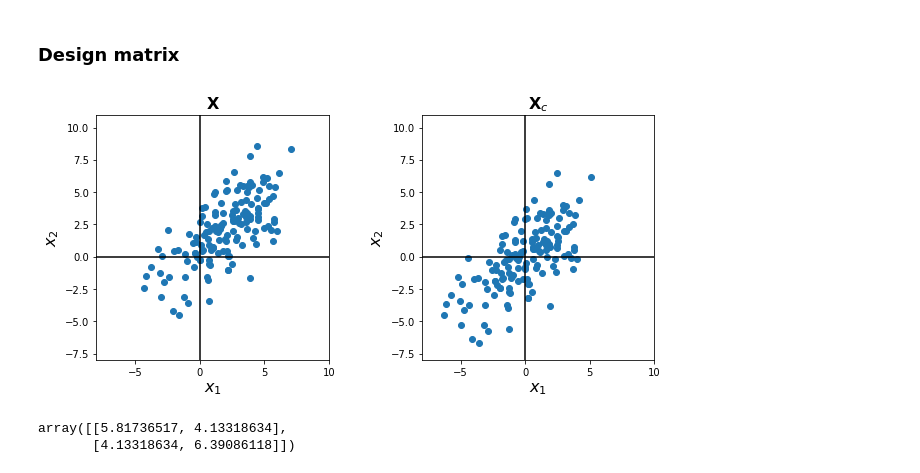
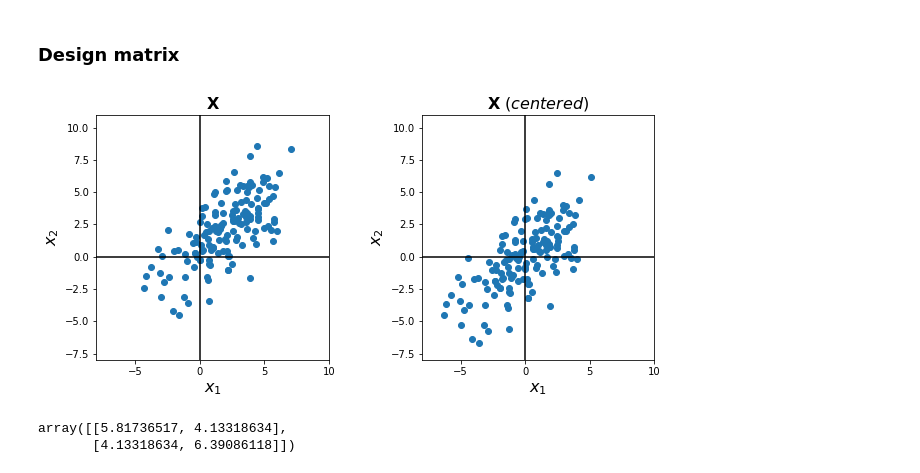
Before and after one commit to reza-bagheri/PCA_article, a Jupyter notebook: PCA-notebook.ipynb, the cells around one changed output. Drawn from its saved outputs; the diff is of its cells as text; code cells hidden in the pictures.

```diff
--- a/PCA-notebook.ipynb
+++ b/PCA-notebook.ipynb
@@ -260,35 +260,35 @@ Sigma = [[6, 4],
 points = np.random.multivariate_normal(mu, Sigma, 150)
 x1, x2 = points.T
 
 Xtil = points - points.mean(axis=0)
 xc1, xc2 = Xtil.T
 
 fig, (ax1, ax2) = plt.subplots(1, 2, figsize=(10,5))
 plt.subplots_adjust(wspace=0.4)
 
 ax1.scatter(x1, x2)
 ax1.axhline(y=0, color='k')
 ax1.axvline(x=0, color='k')
 ax1.set_xlim([-8, 10])
 ax1.set_ylim([-8, 11])
 ax1.set_xlabel("$x_1$", fontsize=16)
 ax1.set_ylabel("$x_2$", fontsize=16)
 ax1.set_aspect('equal')
 ax1.set_title("$\mathbf{X}$", fontsize=16)
 
 ax2.scatter(xc1, xc2)
 ax2.axhline(y=0, color='k')
 ax2.axvline(x=0, color='k')
 ax2.set_xlim([-8, 10])
 ax2.set_ylim([-8, 11])
 ax2.set_xlabel("$x_1$", fontsize=16)
 ax2.set_ylabel("$x_2$", fontsize=16)
 ax2.set_aspect('equal')
-ax2.set_title("$\mathbf{X}_c$", fontsize=16)
+ax2.set_title("$\mathbf{X}\ (centered)$", fontsize=16)
 
 plt.show()
 # %% [output]
-[figure, old version]
+[figure, new version]
 # %%
 S = (1/(Xtil.shape[0]-1)) * Xtil.T @ Xtil
 S
```
